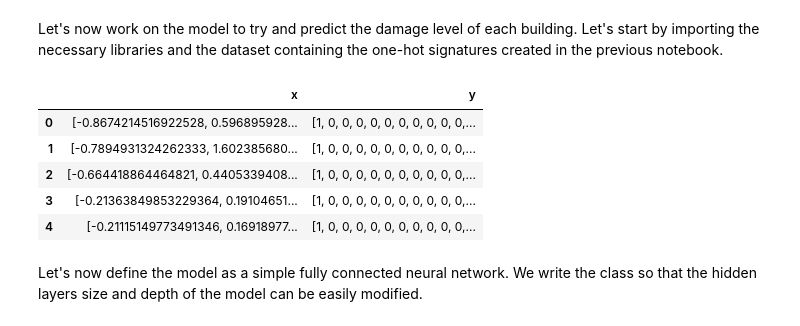
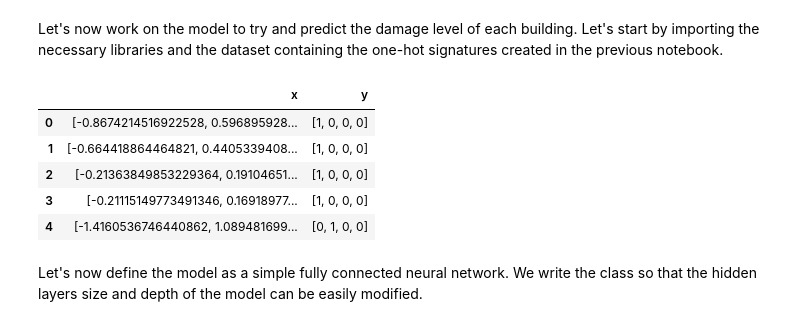
Before and after one commit to gullo97/earthquake_ml, a Jupyter notebook: notebook.ipynb, the cells around one changed output. Drawn from its saved outputs; the diff is of its cells as text; code cells hidden in the pictures.

```diff
--- a/notebook.ipynb
+++ b/notebook.ipynb
@@ -11,15 +11,15 @@ from IPython.display import clear_output
 DEVICE = torch.device("cuda:0" if torch.cuda.is_available() else "cpu")
 # %%
 # dataframe = pd.read_csv('signature_dataframe.csv')
-dataframe = pd.read_pickle('signature_dataframe.pkl')
+dataframe = pd.read_pickle('signature_condensed_dataframe.pkl')
 dataframe.head()
 # %% [output]
 |  | x | y |
-| 0 | [-0.8674214516922528, 0.596895928... | [1, 0, 0, 0, 0, 0, 0, 0, 0, 0, 0,... |
-| 1 | [-0.7894931324262333, 1.602385680... | [1, 0, 0, 0, 0, 0, 0, 0, 0, 0, 0,... |
-| 2 | [-0.664418864464821, 0.4405339408... | [1, 0, 0, 0, 0, 0, 0, 0, 0, 0, 0,... |
-| 3 | [-0.21363849853229364, 0.19104651... | [1, 0, 0, 0, 0, 0, 0, 0, 0, 0, 0,... |
-| 4 | [-0.21115149773491346, 0.16918977... | [1, 0, 0, 0, 0, 0, 0, 0, 0, 0, 0,... |
+| 0 | [-0.8674214516922528, 0.596895928... | [1, 0, 0, 0] |
+| 1 | [-0.664418864464821, 0.4405339408... | [1, 0, 0, 0] |
+| 2 | [-0.21363849853229364, 0.19104651... | [1, 0, 0, 0] |
+| 3 | [-0.21115149773491346, 0.16918977... | [1, 0, 0, 0] |
+| 4 | [-1.4160536746440862, 1.089481699... | [0, 1, 0, 0] |
 # %% [markdown]
 Let's now define the model as a simple fully connected neural network. We write the class so that the hidden layers size and depth of the model can be easily modified.
 # %%
```
Also changed, not shown: parts of 7 cells of this notebook, 5 other files.
